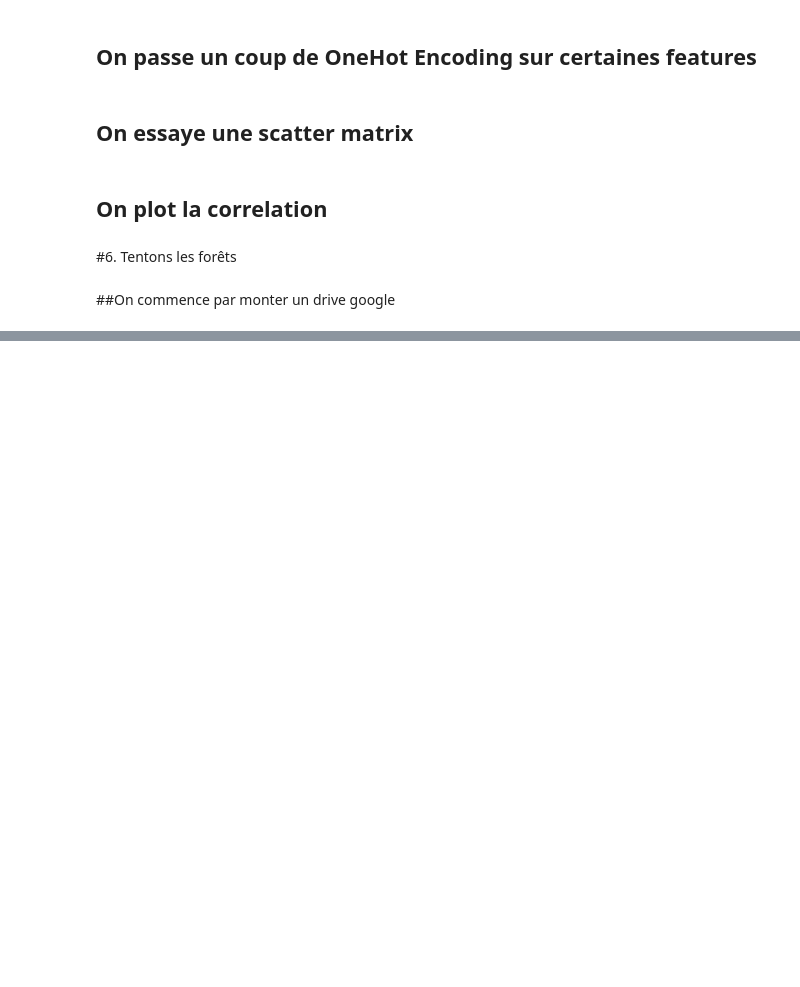
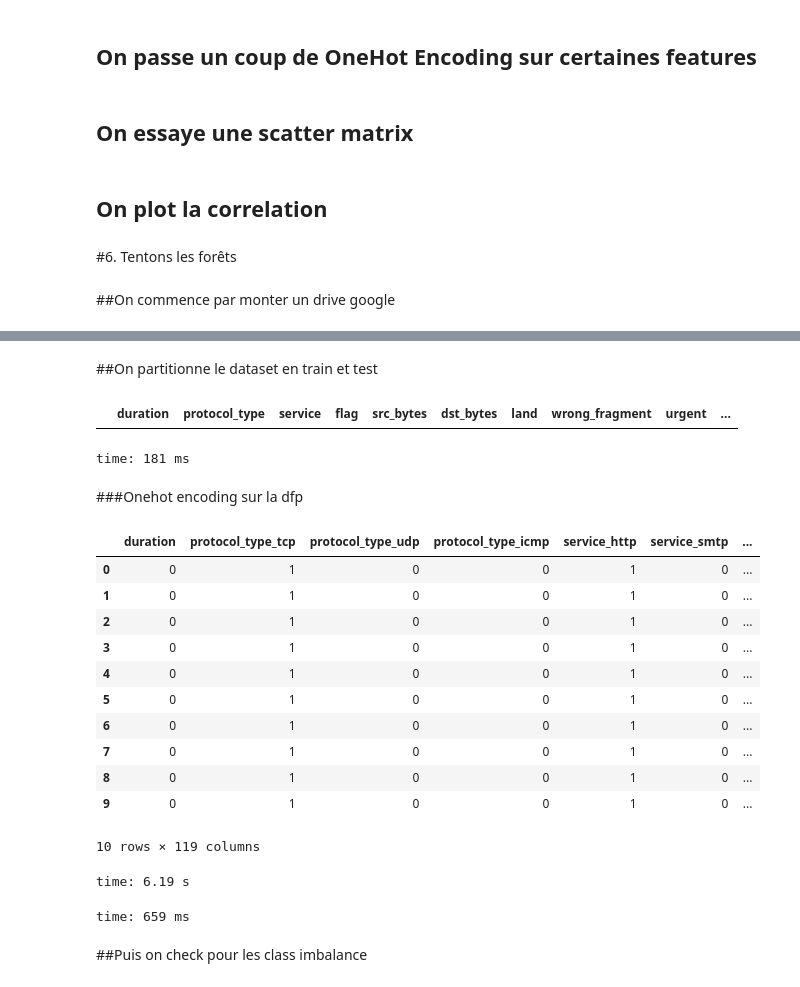
Before and after one commit to Frazew/NET4550_KDD99, a Jupyter notebook: KDD_Attaque_Reseaux.ipynb, the cells around one changed output, grey strips where cells are left out. Drawn from its saved outputs; the diff is of its cells as text; code cells hidden in the pictures; blank space fills up the shorter version.

```diff
--- a/KDD_Attaque_Reseaux.ipynb
+++ b/KDD_Attaque_Reseaux.ipynb
@@ -322,0 +335,43 @@ my_path = drive_path + \
+# %% [markdown]
+##On partitionne le dataset en train et test
+# %%
+#Il semblerait que notre dataset ne soit pas compatible avec la fonction de base du SMOTE à cause de la classe spy ==> on l'enlève
+dfp = dfp[dfp.label != 'spy.']
+dfp[dfp.flag == 'spy.']
+# %% [output]
+|  | duration | protocol_type | service | flag | src_bytes | dst_bytes | land | wrong_fragment | urgent | ... |
+time: 181 ms
+# %% [markdown]
+###Onehot encoding sur la dfp
+# %%
+#OneHot encoding sur la dfp
+encoder = ce.OneHotEncoder(cols=['service'], use_cat_names=True)
+dfp_encoded = encoder.fit_transform(dfp)
+encoder = ce.OneHotEncoder(cols=['protocol_type'], use_cat_names=True)
+dfp_encoded = encoder.fit_transform(dfp_encoded)
+encoder = ce.OneHotEncoder(cols=['flag'], use_cat_names=True)
+dfp_encoded = encoder.fit_transform(dfp_encoded)
+dfp_encoded.head(n=10)
+# %% [output]
+|  | duration | protocol_type_tcp | protocol_type_udp | protocol_type_icmp | service_http | service_smtp | ... |
+| 0 | 0 | 1 | 0 | 0 | 1 | 0 | ... |
+| 1 | 0 | 1 | 0 | 0 | 1 | 0 | ... |
+| 2 | 0 | 1 | 0 | 0 | 1 | 0 | ... |
+| 3 | 0 | 1 | 0 | 0 | 1 | 0 | ... |
+| 4 | 0 | 1 | 0 | 0 | 1 | 0 | ... |
+| 5 | 0 | 1 | 0 | 0 | 1 | 0 | ... |
+| 6 | 0 | 1 | 0 | 0 | 1 | 0 | ... |
+| 7 | 0 | 1 | 0 | 0 | 1 | 0 | ... |
+| 8 | 0 | 1 | 0 | 0 | 1 | 0 | ... |
+| 9 | 0 | 1 | 0 | 0 | 1 | 0 | ... |
+10 rows × 119 columns
+time: 6.19 s
+# %%
+X = dfp_encoded.drop(labels='label', axis=1)
+y = dfp_encoded['label']
+X_train, X_test, y_train, y_test = train_test_split(X,y, test_size=0.3,
+                                        shuffle=True, random_state=4)
+# %% [output]
+time: 659 ms
+# %% [markdown]
+##Puis on check pour les class imbalance
```
Also changed, not shown: parts of 25 cells of this notebook.
